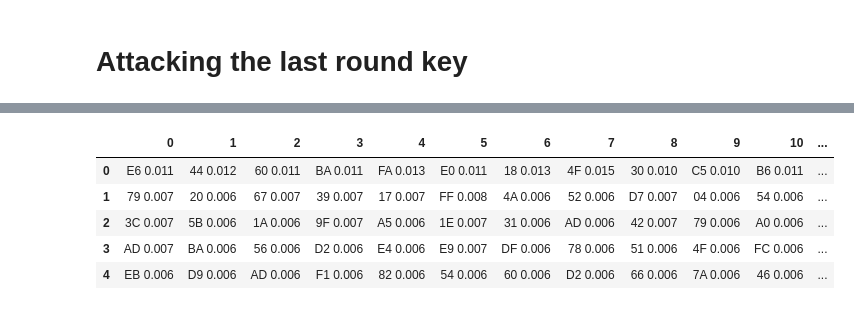
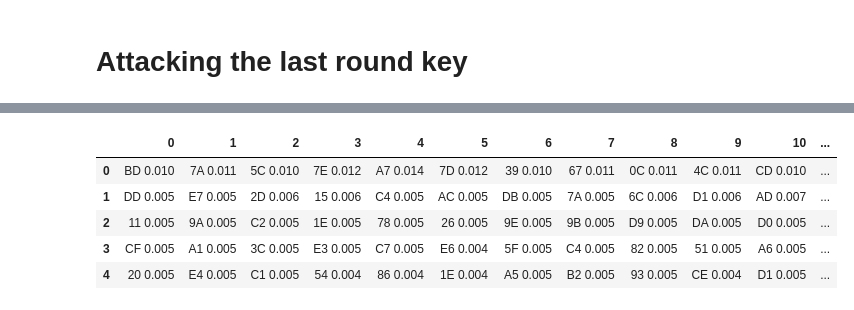
Before and after one commit to ssahaxd/Power_SCA, a Jupyter notebook: powerSCA/AES_ DOM.ipynb, the cells around one changed output, grey strips where cells are left out. Saved outputs shown, nothing was run; the diff lists cells and outputs as text; code cells hidden in the pictures.

```diff
--- a/powerSCA/AES_ DOM.ipynb
+++ b/powerSCA/AES_ DOM.ipynb
@@ -236,8 +236,8 @@ from bokeh.palettes import brewer
 # textin_array = np.load('cw_data/textin_array.npy')
 # trace_array = np.load('cw_data/trace_array.npy')
 
-known_keys = np.load('trace_000/known_keys.npy')
-textin_array = np.load('trace_000/textin_array.npy')
-trace_array = np.load('trace_000/trace_array.npy')
-textout_array = np.load('trace_000/textout_array.npy')
+known_keys = np.load('trace_061/known_keys.npy')
+textin_array = np.load('trace_061/textin_array.npy')
+trace_array = np.load('trace_061/trace_array.npy')
+textout_array = np.load('trace_061/textout_array.npy')
 # %% [output]
@@ -526,7 +526,7 @@ time: 5.61 ms (started: 2022-07-27 00:50:51 +05:30)
 # mean_diffs = np.zeros(256)
 key_guess = []
 # numtraces = trace_array.shape[0]
-numtraces = 500
+numtraces = 1000
 plots = []
 printable = []
 DOM = []
@@ -539,42 +539,35 @@ for subkey in tnrange(0, 16, desc="Total Progress"):
         zero_list = []
 
         for trace_no in range(numtraces):
             hw = HW[leakage_1(textout_array[trace_no], kguess, subkey)]
             if hw > 4:
                 one_list.append(trace_array[trace_no])
             else:
                 zero_list.append(trace_array[trace_no])
 
         one_avg = np.asarray(one_list).mean(axis=0)
         zero_avg = np.asarray(zero_list).mean(axis=0)
         mean_diffs[kguess] = np.max(abs(one_avg - zero_avg))
 
         temp.append((kguess, mean_diffs[kguess]))  # add the data kguess, dom
 
         if kguess == known_keys[0][subkey]:
             plots.append(one_avg - zero_avg)
 
     DOM.append(mean_diffs)
     temp.sort(key = lambda x: -x[1])  # sort temp by dom value
     printable.append(temp)  # add the data in list
     df = pd.DataFrame(printable).transpose()
 
     guess = np.argsort(mean_diffs)[-1]
     key_guess.append(guess)
 
     clear_output(wait=True)  # clear the previous output
     display(df.head().style.format(format_stat).apply(color_corr_key, axis=0))  # display the current status
-
-#     guess = np.argsort(mean_diffs)[-1]
-#     key_guess.append(guess)
-#     clear_output(wait=True)
-#     display(key_guess)
-
-# '2b', '7e', '15', '16', '28', 'ae', 'd2', 'a6', 'ab', 'f7', '15', '88', '9', 'cf', '4f', '3c'
 # %% [output]
 |  | 0 | 1 | 2 | 3 | 4 | 5 | 6 | 7 | 8 | 9 | 10 | ... |
-| 0 | E6 0.011 | 44 0.012 | 60 0.011 | BA 0.011 | FA 0.013 | E0 0.011 | 18 0.013 | 4F 0.015 | 30 0.010 | C5 0.010 | B6 0.011 | ... |
-| 1 | 79 0.007 | 20 0.006 | 67 0.007 | 39 0.007 | 17 0.007 | FF 0.008 | 4A 0.006 | 52 0.006 | D7 0.007 | 04 0.006 | 54 0.006 | ... |
-| 2 | 3C 0.007 | 5B 0.006 | 1A 0.006 | 9F 0.007 | A5 0.006 | 1E 0.007 | 31 0.006 | AD 0.006 | 42 0.007 | 79 0.006 | A0 0.006 | ... |
-| 3 | AD 0.007 | BA 0.006 | 56 0.006 | D2 0.006 | E4 0.006 | E9 0.007 | DF 0.006 | 78 0.006 | 51 0.006 | 4F 0.006 | FC 0.006 | ... |
-| 4 | EB 0.006 | D9 0.006 | AD 0.006 | F1 0.006 | 82 0.006 | 54 0.006 | 60 0.006 | D2 0.006 | 66 0.006 | 7A 0.006 | 46 0.006 | ... |
+| 0 | BD 0.010 | 7A 0.011 | 5C 0.010 | 7E 0.012 | A7 0.014 | 7D 0.012 | 39 0.010 | 67 0.011 | 0C 0.011 | 4C 0.011 | CD 0.010 | ... |
+| 1 | DD 0.005 | E7 0.005 | 2D 0.006 | 15 0.006 | C4 0.005 | AC 0.005 | DB 0.005 | 7A 0.005 | 6C 0.006 | D1 0.006 | AD 0.007 | ... |
+| 2 | 11 0.005 | 9A 0.005 | C2 0.005 | 1E 0.005 | 78 0.005 | 26 0.005 | 9E 0.005 | 9B 0.005 | D9 0.005 | DA 0.005 | D0 0.005 | ... |
+| 3 | CF 0.005 | A1 0.005 | 3C 0.005 | E3 0.005 | C7 0.005 | E6 0.004 | 5F 0.005 | C4 0.005 | 82 0.005 | 51 0.005 | A6 0.005 | ... |
+| 4 | 20 0.005 | E4 0.005 | C1 0.005 | 54 0.004 | 86 0.004 | 1E 0.004 | A5 0.005 | B2 0.005 | 93 0.005 | CE 0.004 | D1 0.005 | ... |
```
Also changed, not shown: parts of 20 cells of this notebook, 6 other files.
